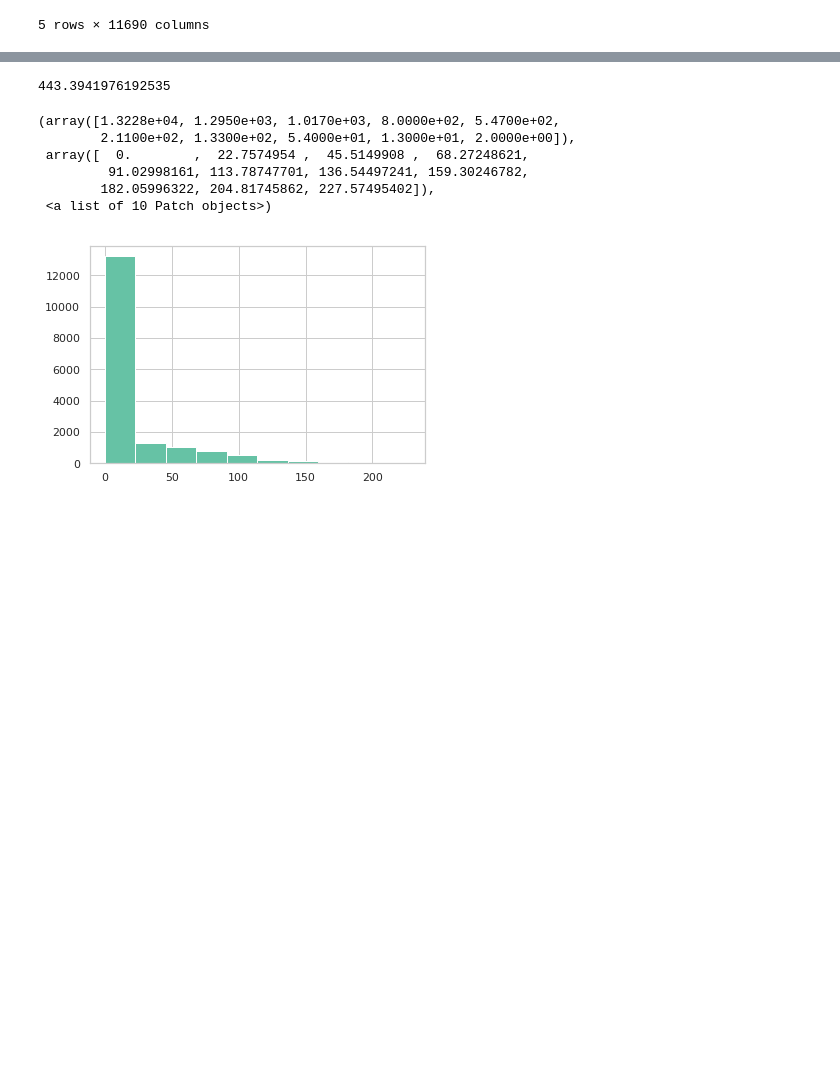
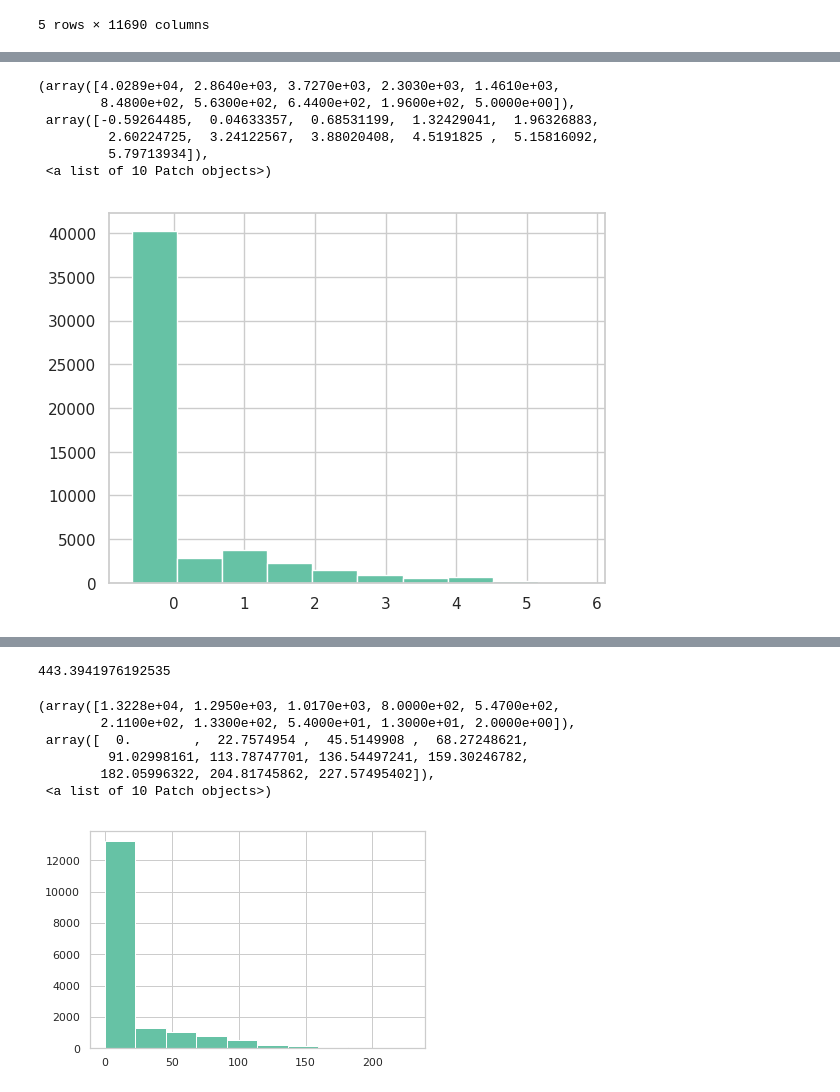
Before and after one commit to KyokoM/tsunodalab, a Jupyter notebook: patient_model_apply.ipynb, the cells around one changed output, grey strips where cells are left out. Saved outputs shown, nothing was run; the diff lists cells and outputs as text; code cells hidden in the pictures; blank space fills up the shorter version.

```diff
--- a/patient_model_apply.ipynb
+++ b/patient_model_apply.ipynb
@@ -194,0 +217,10 @@ merged_tsv3=merge_tsv2.fillna(merge_tsv2.iloc[tsv.shape[1]+2:,:].mean())
+# %%
+plt.hist(np.ravel(tsv.iloc[:100,1:].values))
+# %% [output]
+(array([4.0289e+04, 2.8640e+03, 3.7270e+03, 2.3030e+03, 1.4610e+03,
+        8.4800e+02, 5.6300e+02, 6.4400e+02, 1.9600e+02, 5.0000e+00]),
+ array([-0.59264485,  0.04633357,  0.68531199,  1.32429041,  1.96326883,
+         2.60224725,  3.24122567,  3.88020408,  4.5191825 ,  5.15816092,
+         5.79713934]),
+ <a list of 10 Patch objects>)
+[figure, added]
```
Also changed, not shown: parts of 13 cells of this notebook.
